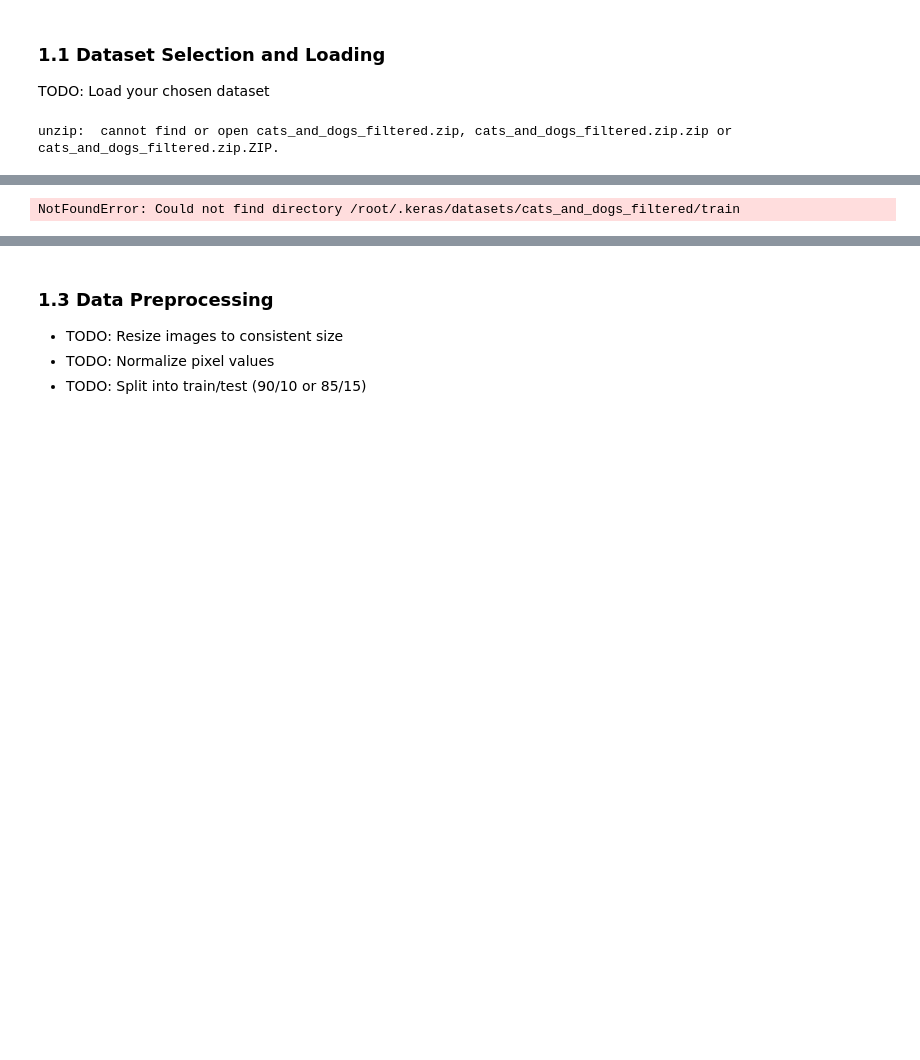
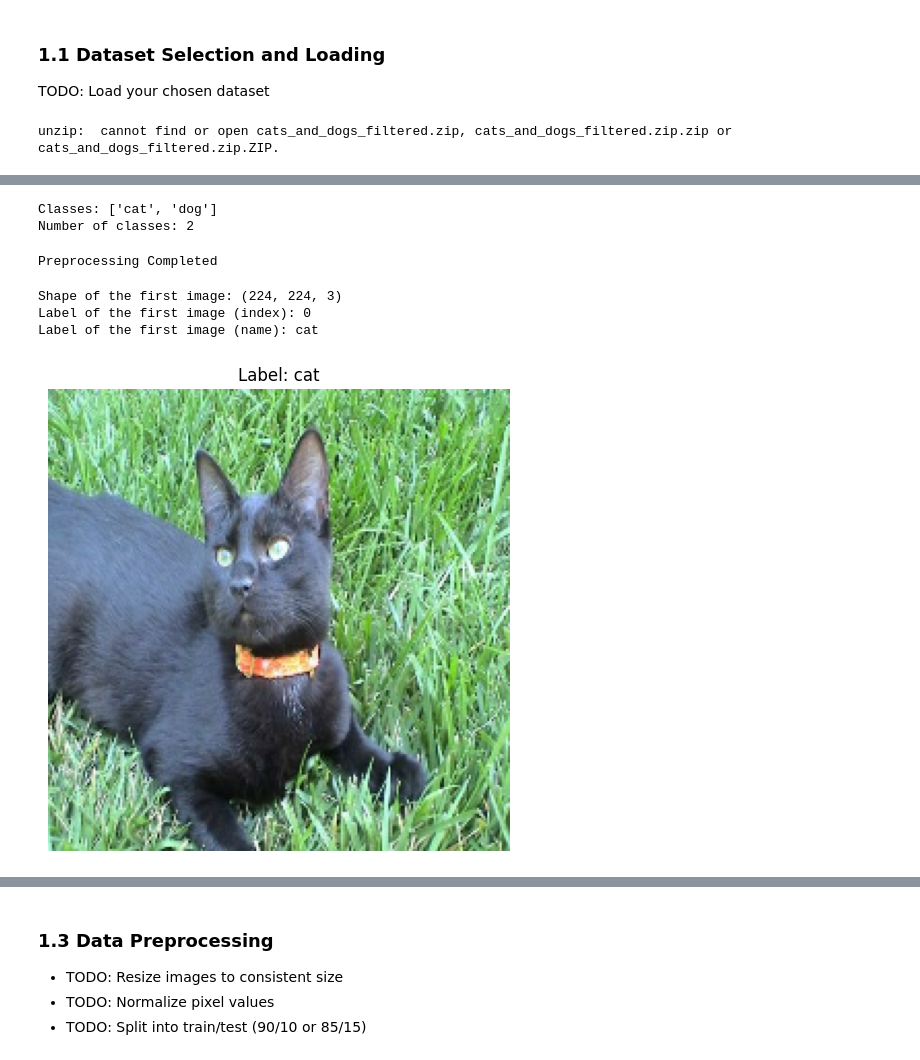
Before and after one commit to azhar258/BITS.Mtech, a Jupyter notebook: SEM-1/Assignment-DL/Assignment 2/2025AB05055_cnn_assignment.ipynb, the cells around one changed output, grey strips where cells are left out. Cells and saved outputs as stored; diff of their text form; code cells hidden in the pictures; blank space fills up the shorter version.

```diff
--- a/SEM-1/Assignment-DL/Assignment 2/2025AB05055_cnn_assignment.ipynb
+++ b/SEM-1/Assignment-DL/Assignment 2/2025AB05055_cnn_assignment.ipynb
@@ -136,28 +140,22 @@ unzip:  cannot find or open cats_and_dogs_filtered.zip, cats_and_dogs_filtered.z
 # %%
-# Dataset parameters
+import tensorflow_datasets as tfds
+
 IMG_SIZE = (224, 224)
 BATCH_SIZE = 32
-SEED = 42
 
 # Load Cats vs Dogs dataset
-train_ds = tf.keras.utils.image_dataset_from_directory(
-    "/root/.keras/datasets/cats_and_dogs_filtered/train",
-    image_size=IMG_SIZE,
-    batch_size=BATCH_SIZE,
-    seed=SEED
+(train_ds, test_ds), dataset_info = tfds.load(
+    "cats_vs_dogs",
+    split=["train[:90%]", "train[90%:]"],
+    as_supervised=True,
+    with_info=True
 )
 
-test_ds = tf.keras.utils.image_dataset_from_directory(
-    "/root/.keras/datasets/cats_and_dogs_filtered/validation",
-    image_size=IMG_SIZE,
-    batch_size=BATCH_SIZE,
-    seed=SEED
-)
-
-class_names = train_ds.class_names
+class_names = dataset_info.features["label"].names
 n_classes = len(class_names)
 
 print("Classes:", class_names)
 print("Number of classes:", n_classes)
 # %% [output]
-NotFoundError: Could not find directory /root/.keras/datasets/cats_and_dogs_filtered/train
+Classes: ['cat', 'dog']
+Number of classes: 2
@@ -172,0 +162,42 @@ problem_type = "classification"
+# %%
+#   Resize and normalize images
+def preprocess_image(image, label):
+    image = tf.image.resize(image, IMG_SIZE)
+    image = tf.cast(image, tf.float32) / 255.0
+    return image, label
+
+train_ds = train_ds.map(preprocess_image, num_parallel_calls=tf.data.AUTOTUNE)
+test_ds = test_ds.map(preprocess_image, num_parallel_calls=tf.data.AUTOTUNE)
+
+train_ds = train_ds.shuffle(1000).batch(BATCH_SIZE).prefetch(tf.data.AUTOTUNE)
+test_ds = test_ds.batch(BATCH_SIZE).prefetch(tf.data.AUTOTUNE)
+
+print("Preprocessing Completed")
+# %% [output]
+Preprocessing Completed
+# %%
+import matplotlib.pyplot as plt
+
+# Take one batch from the training dataset
+for images, labels in train_ds.take(1):
+    # Access the first image and label in the batch
+    first_image = images[0]
+    first_label = labels[0]
+
+    # Print information about the image and label
+    print(f"Shape of the first image: {first_image.shape}")
+    print(f"Label of the first image (index): {first_label.numpy()}")
+    print(f"Label of the first image (name): {class_names[first_label.numpy()]}")
+
+    # Display the image
+    plt.figure(figsize=(6, 6))
+    plt.imshow(first_image)
+    plt.title(f"Label: {class_names[first_label.numpy()]}")
+    plt.axis('off')
+    plt.show()
+    break # Exit after processing the first batch
+# %% [output]
+Shape of the first image: (224, 224, 3)
+Label of the first image (index): 0
+Label of the first image (name): cat
+[figure, added]
```
Also changed, not shown: parts of 23 cells of this notebook.
